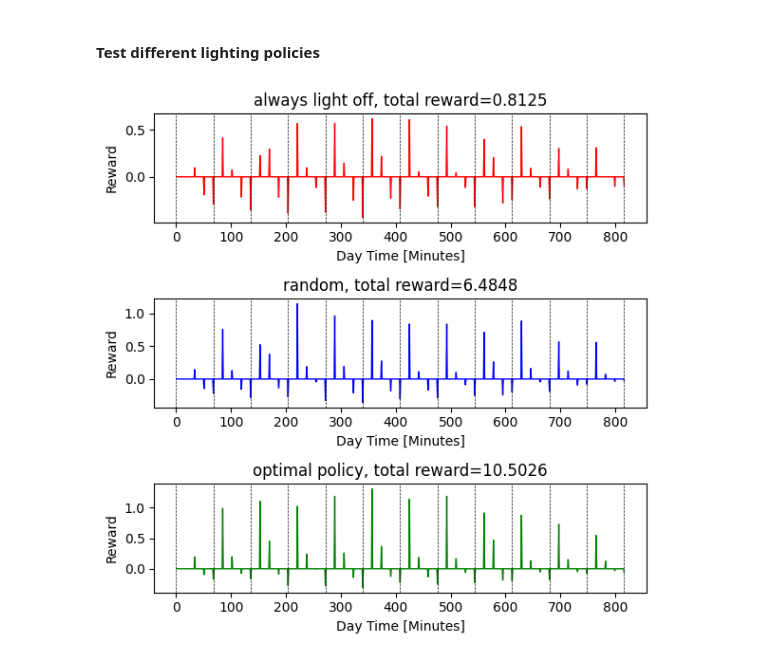
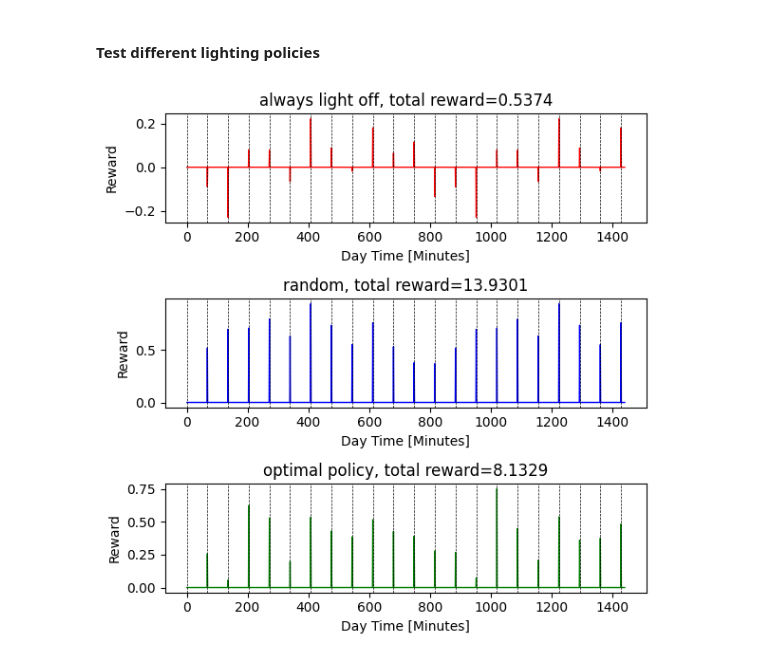
Before and after one commit to steventango/plant-rl, a Jupyter notebook: analysis/test_MultiPlantSim.ipynb, the cells around one changed output. Cells and saved outputs as stored; diff of their text form; code cells hidden in the pictures.

Commit message:
added a subclass in sim with action trace in the state

```diff
--- a/analysis/test_MultiPlantSim.ipynb
+++ b/analysis/test_MultiPlantSim.ipynb
@@ -3,8 +4,8 @@ from environments.SimplePlantSimulator import SimplePlantSimulator, Daily_Sim, D
 import numpy as np
 import matplotlib.pyplot as plt
 # %%
-env = Daily_ESARSA_TOD(reward_label='r2_3hr')
+env = TOD_action(reward_label='daily_percent')
 print(env.total_data_steps)
 print(env.steps_per_day, env.steps_per_night)
-terminal_step = env.total_data_steps
+terminal_step = 72*20
 # %% [output]
@@ -18,42 +20,42 @@ LABELS = ['always light off', 'random', 'optimal policy']
 fig, ax = plt.subplots(3, 1, figsize=(6,6))
 
 policy1 = np.zeros(terminal_step)
-policy2 = np.random.choice([0, 1], terminal_step)
+policy3 = np.random.choice([0, 1], terminal_step)
 #policy3 = np.tile(np.hstack([np.ones(12), 2*np.ones(48), np.ones(12)]), env.last_day)
-policy3 = np.ones(terminal_step)
+policy2 = np.ones(terminal_step)
 policy = [policy1, policy2, policy3]
 
 for i in range(3):
     R = []
     AA = []
     State = []
     pol = policy[i]
 
     env.start()
     for _ in range(terminal_step):
         reward, next_state, done, info = env.step(int(pol[_]))
         R.append(reward)
         AA.append(np.mean(env.observed_areas[-1]))
         State.append(env.current_state)
         if done == True:
             env.start()
 
     R = np.array(R)
     ax[i].plot(np.arange(1, len(R)+1), R, linewidth=1, color=COLORS[i])
     #ax[i].plot(np.arange(1, len(R)+1)*env.interval/60, np.ones(len(R))*np.mean(R[R!=0]), color=COLORS[i], linewidth=1)
     ax[i].set_title(f'{LABELS[i]}, total reward={np.sum(R):.4f}')
     ax[i].set_xlabel('Day Time [Minutes]')
     ax[i].set_ylabel('Reward')
     #ax[i].set_ylim(-0.5, 1.5)
 
 for i in range(int(len(R)/env.steps_per_day)+1):
     ax[0].axvline(x = env.steps_per_day*i, color='k', linestyle='--', linewidth=0.5)
     ax[1].axvline(x = env.steps_per_day*i, color='k', linestyle='--', linewidth=0.5)
     ax[2].axvline(x = env.steps_per_day*i, color='k', linestyle='--', linewidth=0.5)
 
 fig.tight_layout()
 # %% [output]
-[figure, old version]
+[figure, new version]
 # %%
 fig, ax = plt.subplots(1,1,figsize=(7,7))
 State = np.array(State)
```
Also changed, not shown: parts of 4 cells of this notebook, 11 other files.
